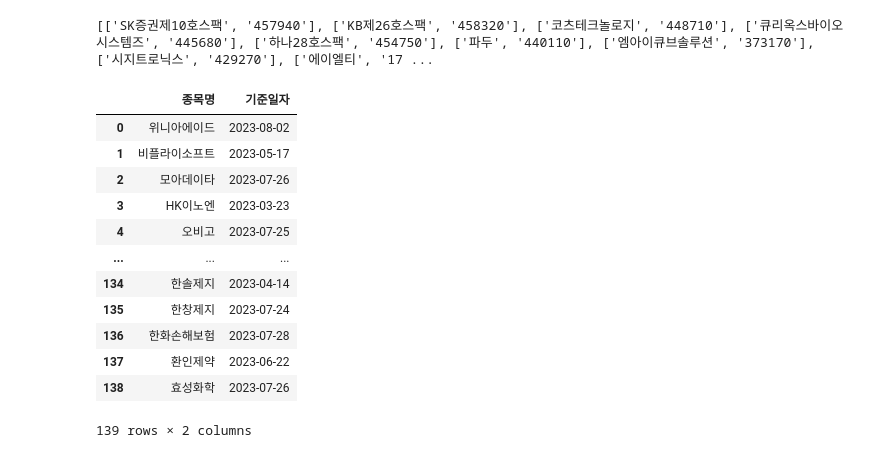
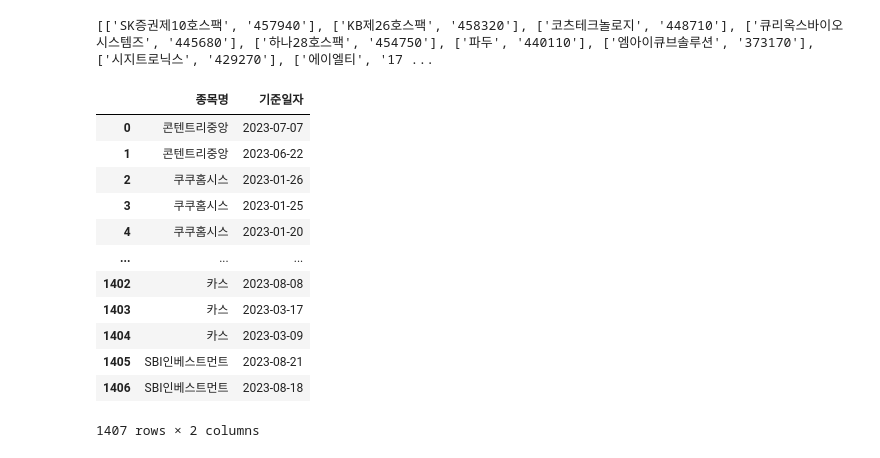
Before and after one commit to leechanhoe/Stock-Prediction-Project, a Jupyter notebook: 프로젝트결론/train_kospi90_kosdaq500/ipynb파일/상승검증_파일로정리.ipynb, the cells around one changed output. Saved outputs shown, nothing was run; the diff lists cells and outputs as text; code cells hidden in the pictures.

```diff
--- a/프로젝트결론/train_kospi90_kosdaq500/ipynb파일/상승검증_파일로정리.ipynb
+++ b/프로젝트결론/train_kospi90_kosdaq500/ipynb파일/상승검증_파일로정리.ipynb
@@ -67,22 +56,22 @@ print(kosdaq)
 # %%
 stock_codes = dict(kospi + kosdaq)
 # %%
-df = pd.read_excel('drive/MyDrive/Colab Notebooks/상승검증목록.xlsx')
+df = pd.read_excel('앙상블2023상승검증.xlsx')
 df
 # %% [output]
 |  | 종목명 | 기준일자 |
-| 0 | 위니아에이드 | 2023-08-02 |
-| 1 | 비플라이소프트 | 2023-05-17 |
-| 2 | 모아데이타 | 2023-07-26 |
-| 3 | HK이노엔 | 2023-03-23 |
-| 4 | 오비고 | 2023-07-25 |
+| 0 | 콘텐트리중앙 | 2023-07-07 |
+| 1 | 콘텐트리중앙 | 2023-06-22 |
+| 2 | 쿠쿠홈시스 | 2023-01-26 |
+| 3 | 쿠쿠홈시스 | 2023-01-25 |
+| 4 | 쿠쿠홈시스 | 2023-01-20 |
 | ... | ... | ... |
-| 134 | 한솔제지 | 2023-04-14 |
-| 135 | 한창제지 | 2023-07-24 |
-| 136 | 한화손해보험 | 2023-07-28 |
-| 137 | 환인제약 | 2023-06-22 |
-| 138 | 효성화학 | 2023-07-26 |
+| 1402 | 카스 | 2023-08-08 |
+| 1403 | 카스 | 2023-03-17 |
+| 1404 | 카스 | 2023-03-09 |
+| 1405 | SBI인베스트먼트 | 2023-08-21 |
+| 1406 | SBI인베스트먼트 | 2023-08-18 |
-139 rows × 2 columns
+1407 rows × 2 columns
 # %%
 def get_stock_data(row, code_dict=kosdaq):
     stock_code = stock_codes.get(row['종목명'])
```
Also changed, not shown: parts of 14 cells of this notebook, 11 other files.
